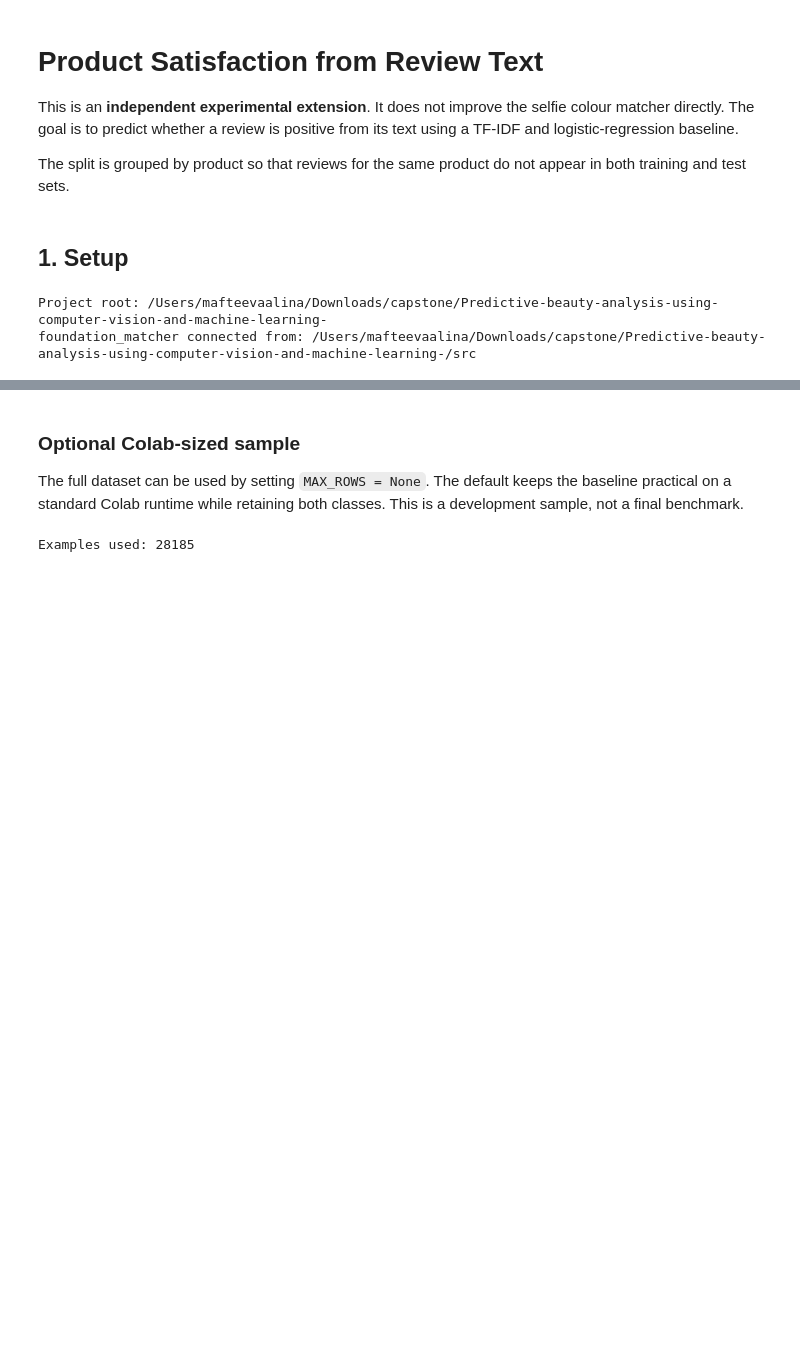
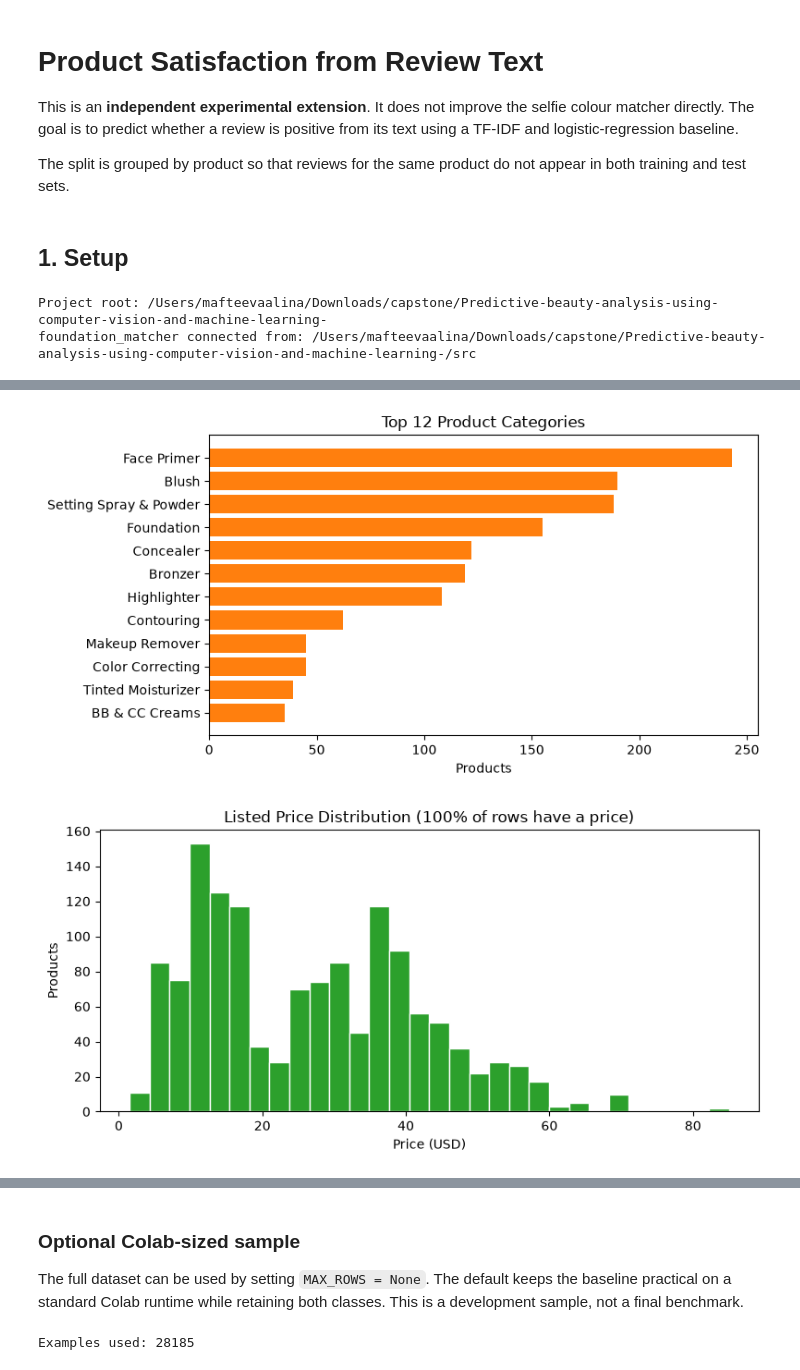
Before and after one commit to amafteeva/Predictive-beauty-analysis-using-computer-vision-and-machine-learning-, a Jupyter notebook: experiments/04_review_satisfaction_baseline.ipynb, the cells around one changed output, grey strips where cells are left out. Saved outputs shown, nothing was run; the diff lists cells and outputs as text; code cells hidden in the pictures; blank space fills up the shorter version.

```diff
--- a/experiments/04_review_satisfaction_baseline.ipynb
+++ b/experiments/04_review_satisfaction_baseline.ipynb
@@ -87,3 +102,18 @@ from foundation_matcher.review_model import (
 Ratings of 4 or 5 are labelled positive. Because the dataset is strongly
 imbalanced, later evaluation includes balanced accuracy, class-specific
 precision/recall/F1, ROC AUC, and average precision—not accuracy alone.
+# %%
+makeup_reviews = pd.read_csv(LUXXIFY_REVIEW_URL, low_memory=False)
+makeup_products = pd.read_csv(LUXXIFY_PRODUCT_URL, low_memory=False)
+
+print("Raw review shape:", makeup_reviews.shape)
+print("Raw product shape:", makeup_products.shape)
+
+review_summary = summarize_luxxify_reviews(makeup_reviews)
+product_summary = summarize_luxxify_products(makeup_products)
+
+print("\nReview export summary:")
+display(pd.Series(review_summary, name="value").to_frame())
+
+print("\nProduct export summary:")
+display(pd.Series(product_summary, name="value").to_frame())
@@ -89,0 +151,9 @@ precision/recall/F1, ROC AUC, and average precision—not accuracy alone.
+# %%
+plot_category_distribution(makeup_products)
+plt.show()
+
+plot_price_distribution(makeup_products, row_label="Products", title="Listed Price Distribution")
+plt.show()
+# %% [output]
+[figure, added]
+[figure, added]
```
Also changed, not shown: parts of 16 cells of this notebook, 1 other file.
